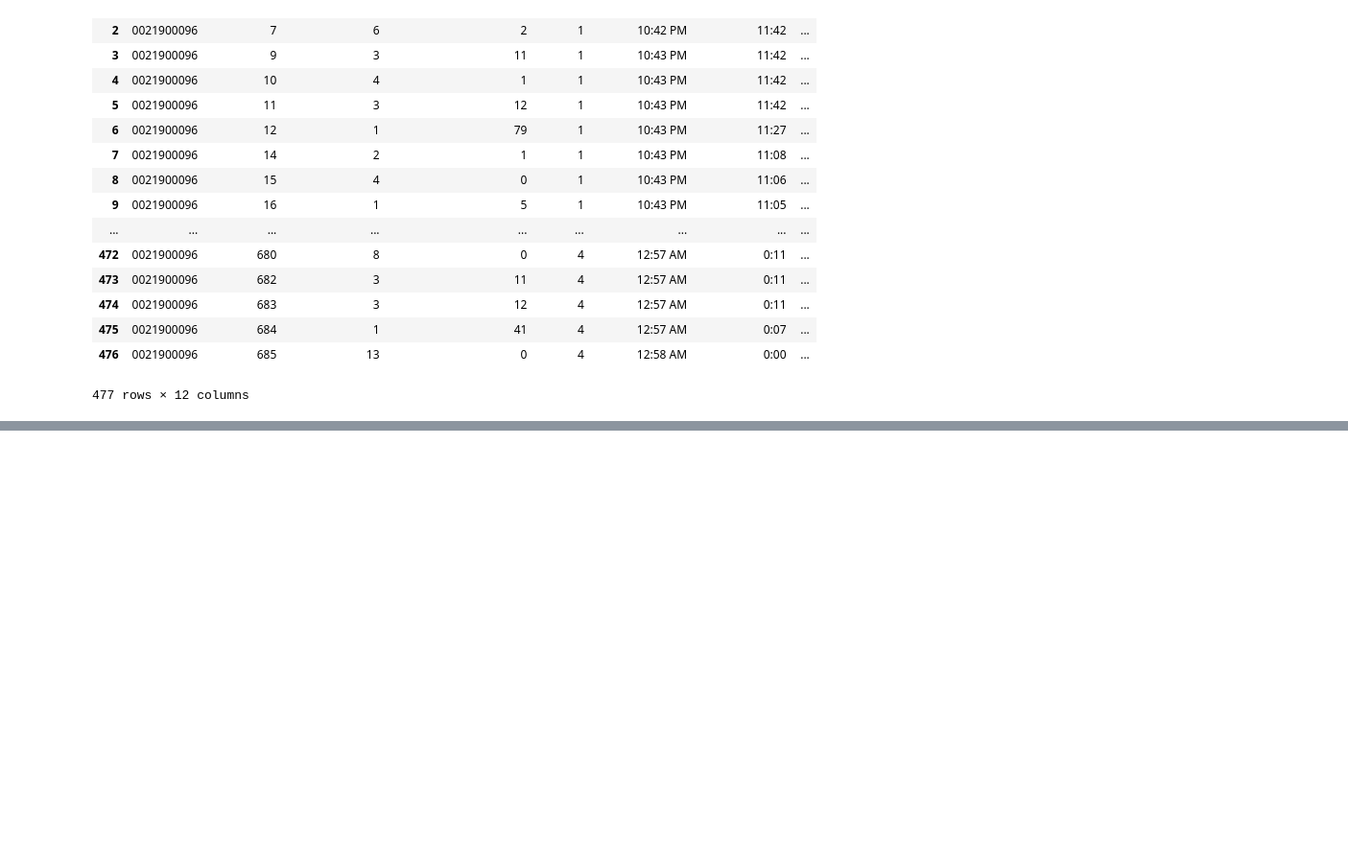
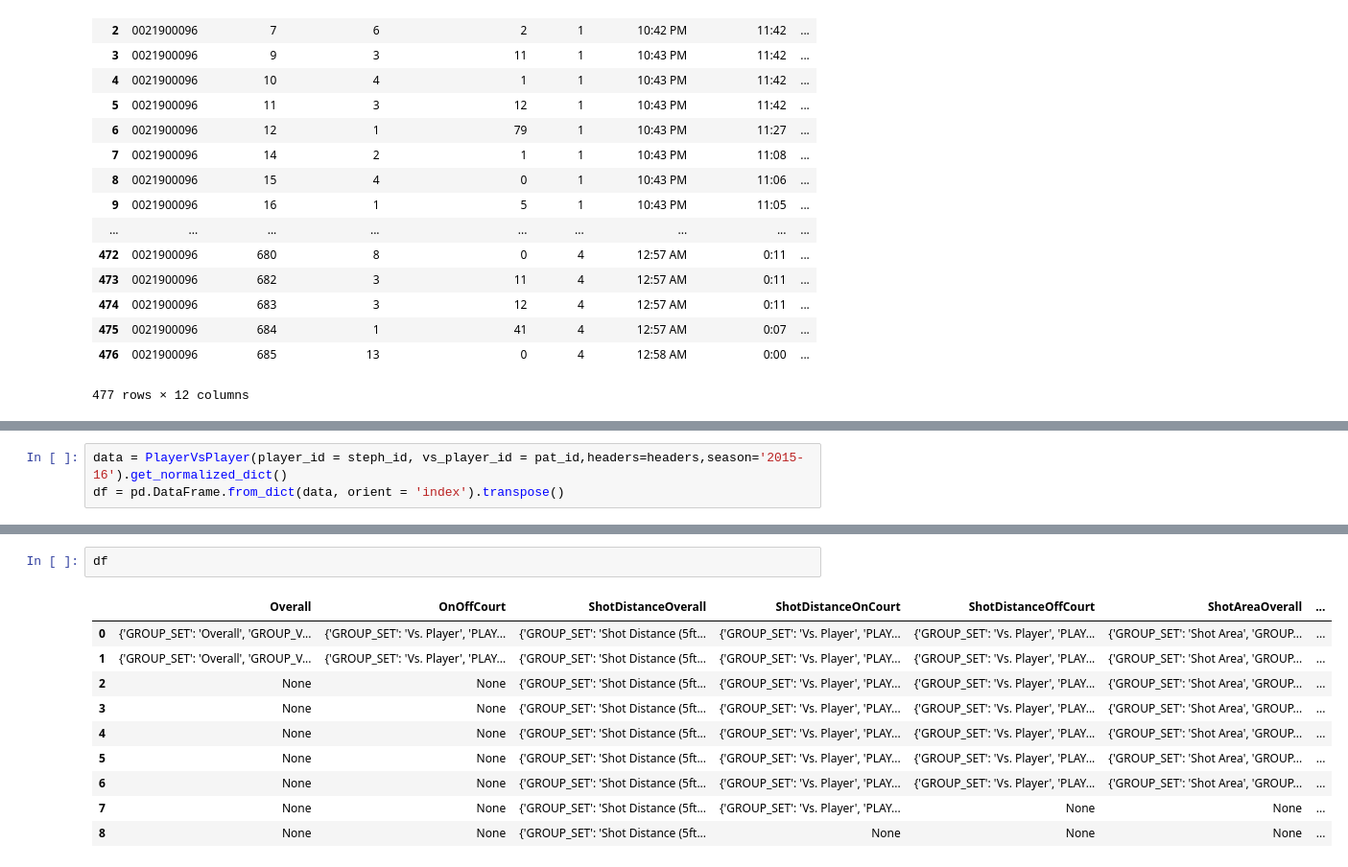
Before and after one commit to Fluffisaurus/player-performance-projection, a Jupyter notebook: nba_api_test.ipynb, the cells around one changed output, grey strips where cells are left out. Shown at 96% size. Drawn from its saved outputs; the diff is of its cells as text; blank space fills up the shorter version.

```diff
--- a/nba_api_test.ipynb
+++ b/nba_api_test.ipynb
@@ -150,0 +276,3 @@ df
+# %%
+data = PlayerVsPlayer(player_id = steph_id, vs_player_id = pat_id,headers=headers,season='2015-16').get_normalized_dict()
+df = pd.DataFrame.from_dict(data, orient = 'index').transpose()
@@ -150,0 +294,13 @@ df
+# %%
+df
+# %% [output]
+|  | Overall | OnOffCourt | ShotDistanceOverall | ShotDistanceOnCourt | ShotDistanceOffCourt | ShotAreaOverall | ... |
+| 0 | {'GROUP_SET': 'Overall', 'GROUP_V... | {'GROUP_SET': 'Vs. Player', 'PLAY... | {'GROUP_SET': 'Shot Distance (5ft... | {'GROUP_SET': 'Vs. Player', 'PLAY... | {'GROUP_SET': 'Vs. Player', 'PLAY... | {'GROUP_SET': 'Shot Area', 'GROUP... | ... |
+| 1 | {'GROUP_SET': 'Overall', 'GROUP_V... | {'GROUP_SET': 'Vs. Player', 'PLAY... | {'GROUP_SET': 'Shot Distance (5ft... | {'GROUP_SET': 'Vs. Player', 'PLAY... | {'GROUP_SET': 'Vs. Player', 'PLAY... | {'GROUP_SET': 'Shot Area', 'GROUP... | ... |
+| 2 | None | None | {'GROUP_SET': 'Shot Distance (5ft... | {'GROUP_SET': 'Vs. Player', 'PLAY... | {'GROUP_SET': 'Vs. Player', 'PLAY... | {'GROUP_SET': 'Shot Area', 'GROUP... | ... |
+| 3 | None | None | {'GROUP_SET': 'Shot Distance (5ft... | {'GROUP_SET': 'Vs. Player', 'PLAY... | {'GROUP_SET': 'Vs. Player', 'PLAY... | {'GROUP_SET': 'Shot Area', 'GROUP... | ... |
+| 4 | None | None | {'GROUP_SET': 'Shot Distance (5ft... | {'GROUP_SET': 'Vs. Player', 'PLAY... | {'GROUP_SET': 'Vs. Player', 'PLAY... | {'GROUP_SET': 'Shot Area', 'GROUP... | ... |
+| 5 | None | None | {'GROUP_SET': 'Shot Distance (5ft... | {'GROUP_SET': 'Vs. Player', 'PLAY... | {'GROUP_SET': 'Vs. Player', 'PLAY... | {'GROUP_SET': 'Shot Area', 'GROUP... | ... |
+| 6 | None | None | {'GROUP_SET': 'Shot Distance (5ft... | {'GROUP_SET': 'Vs. Player', 'PLAY... | {'GROUP_SET': 'Vs. Player', 'PLAY... | {'GROUP_SET': 'Shot Area', 'GROUP... | ... |
+| 7 | None | None | {'GROUP_SET': 'Shot Distance (5ft... | {'GROUP_SET': 'Vs. Player', 'PLAY... | None | None | ... |
+| 8 | None | None | {'GROUP_SET': 'Shot Distance (5ft... | None | None | None | ... |
```
Also changed, not shown: parts of 18 cells of this notebook, 1 other file.
